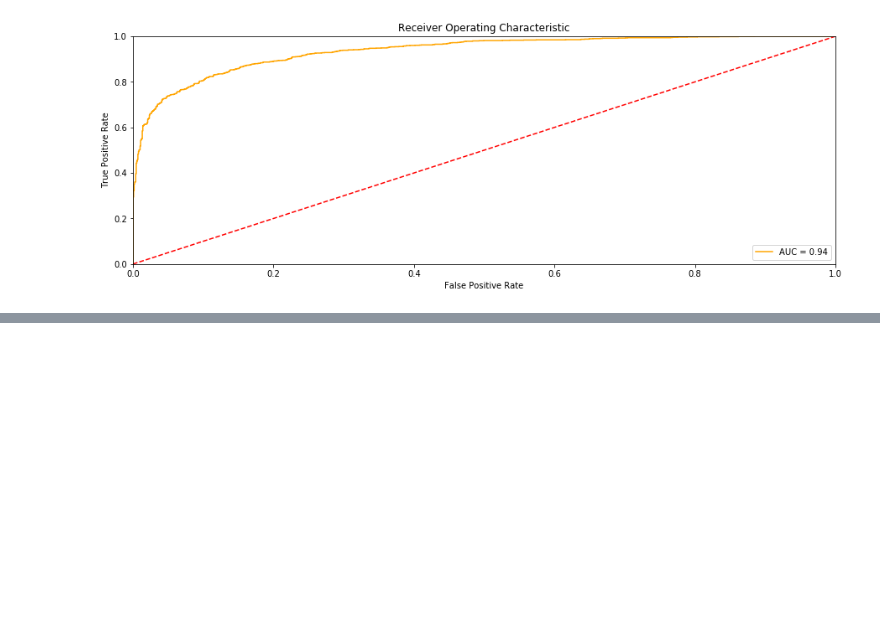
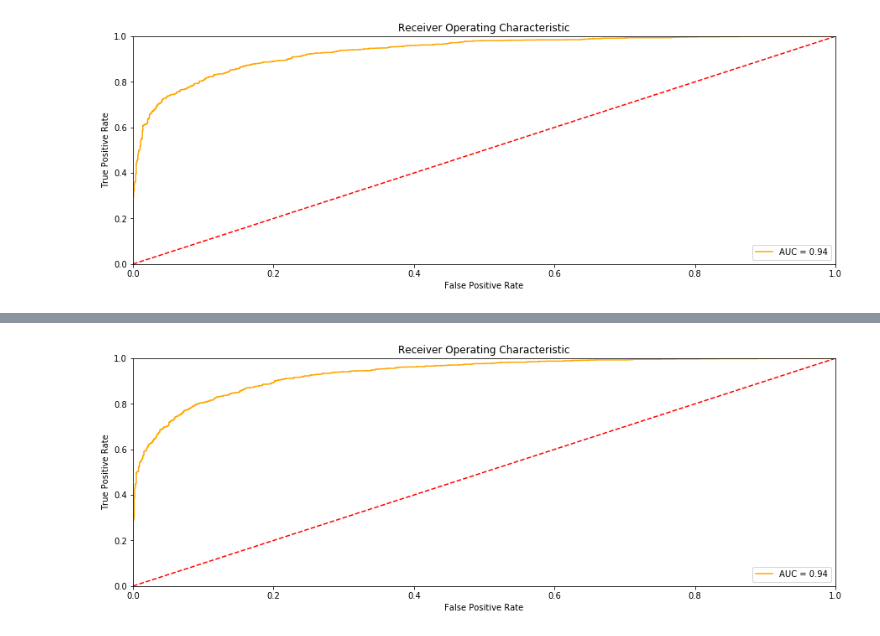
Before and after one commit to Bilalmajeed1995/ChurnPrediction, a Jupyter notebook: TelecomChurnPrediction.ipynb, the cells around one changed output, grey strips where cells are left out. Saved outputs shown, nothing was run; the diff lists cells and outputs as text; code cells hidden in the pictures; blank space fills up the shorter version.

```diff
--- a/TelecomChurnPrediction.ipynb
+++ b/TelecomChurnPrediction.ipynb
@@ -400,0 +519,7 @@ plot_importance(classifier)
+# %%
+probabilities = classifier.predict_proba(X_test)
+
+plt.figure(figsize=(15, 5))
+plot_auc(y_test, probabilities)
+# %% [output]
+[figure, added]
```
Also changed, not shown: parts of 11 cells of this notebook.
